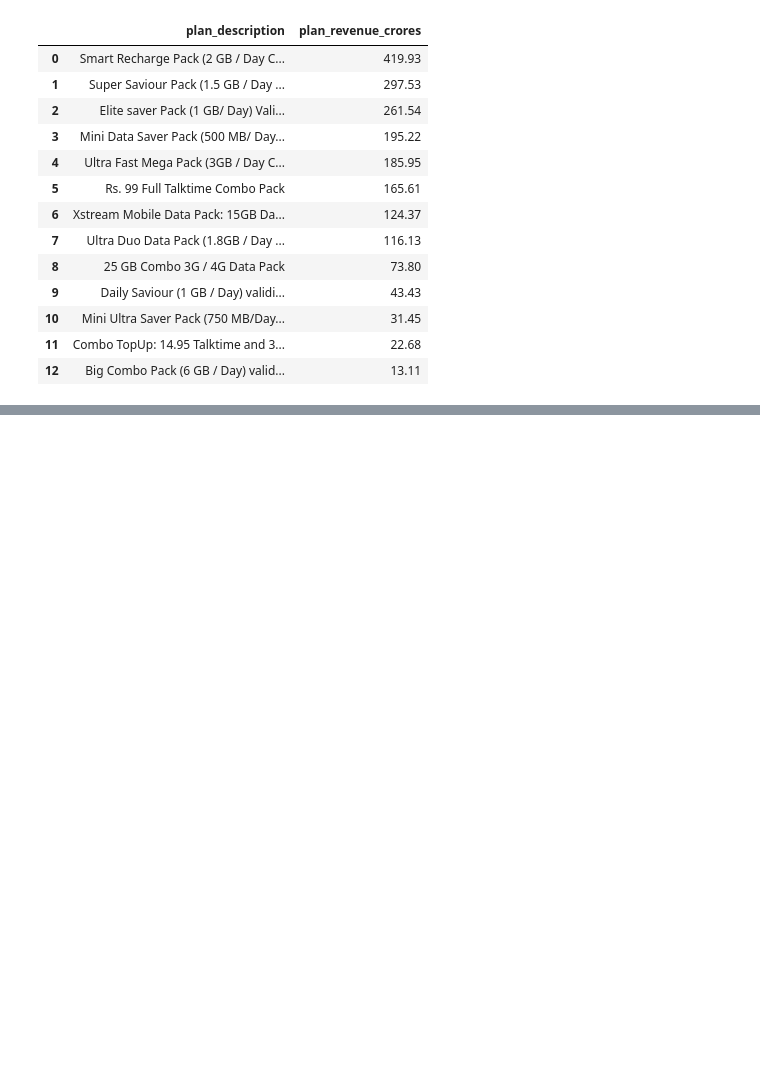
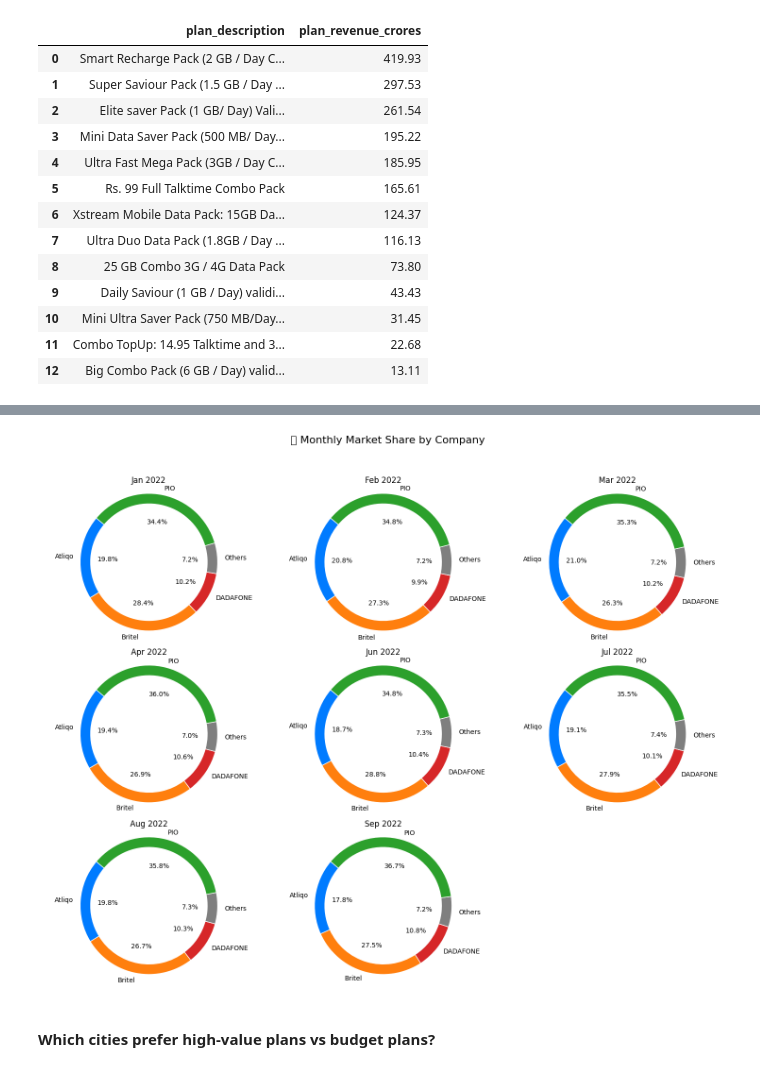
Before and after one commit to Shandeep-Raula/Pre-vs-Post-5G-Performance-Insights-and-KPI-Analysis, a Jupyter notebook: Python/EDA.ipynb, the cells around one changed output, grey strips where cells are left out. Drawn from its saved outputs; the diff is of its cells as text; code cells hidden in the pictures; blank space fills up the shorter version.

```diff
--- a/Python/EDA.ipynb
+++ b/Python/EDA.ipynb
@@ -459,0 +513,3 @@ plt.show()
+# %%
+monthly_ms = fact_market_share.groupby(['date', 'company'])['ms_pct'].mean().round(2).reset_index()
+monthly_ms.pivot(index='date', columns='company', values='ms_pct')
@@ -459,0 +527,45 @@ plt.show()
+# %%
+brand_colors = {
+    'Atliqo': '#007bff',
+    'Britel': '#ff7f0e',
+    'DADAFONE': '#d62728',
+    'PIO': '#2ca02c',
+    'Others': '#7f7f7f'
+}
+
+# Step 4: Grid setup (3 rows x 3 cols for 9 months)
+rows, cols = 3, 3
+fig, axes = plt.subplots(rows, cols, figsize=(15, 12))
+axes = axes.flatten()  # Flatten for easy looping
+
+# Step 5: Plot each pie chart
+for i, date in enumerate(unique_dates):
+    ax = axes[i]
+    month_data = monthly_ms[monthly_ms['date'] == date]
+    labels = month_data['company']
+    sizes = month_data['ms_pct']
+    colors = [brand_colors[c] for c in labels]
+
+    wedges, texts, autotexts = ax.pie(
+        sizes,
+        labels=labels,
+        autopct='%1.1f%%',
+        startangle=140,
+        colors=colors,
+        wedgeprops=dict(width=0.15, edgecolor='white')
+    )
+
+    ax.set_title(pd.to_datetime(date).strftime('%b %Y'), fontsize=12)
+    ax.axis('equal')
+
+# Step 6: Remove empty subplots if any
+for j in range(i + 1, len(axes)):
+    fig.delaxes(axes[j])
+
+plt.suptitle("📊 Monthly Market Share by Company", fontsize=16)
+plt.tight_layout(rect=[0, 0, 1, 0.95])  # Reserve space for suptitle
+plt.show()
+# %% [output]
+[figure, added]
+# %% [markdown]
+#### Which cities prefer high-value plans vs budget plans?
```
Also changed, not shown: parts of 7 cells of this notebook.
